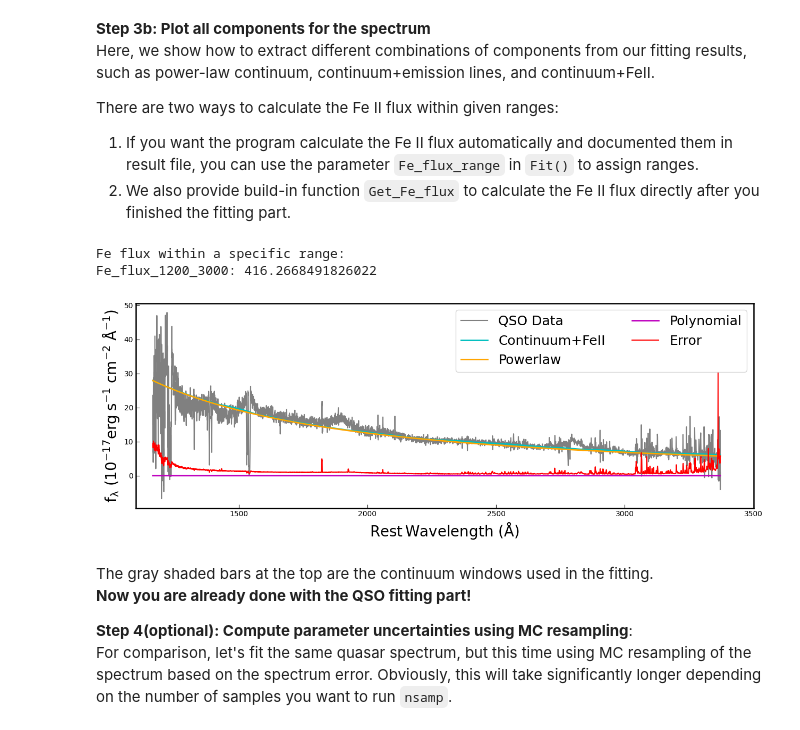
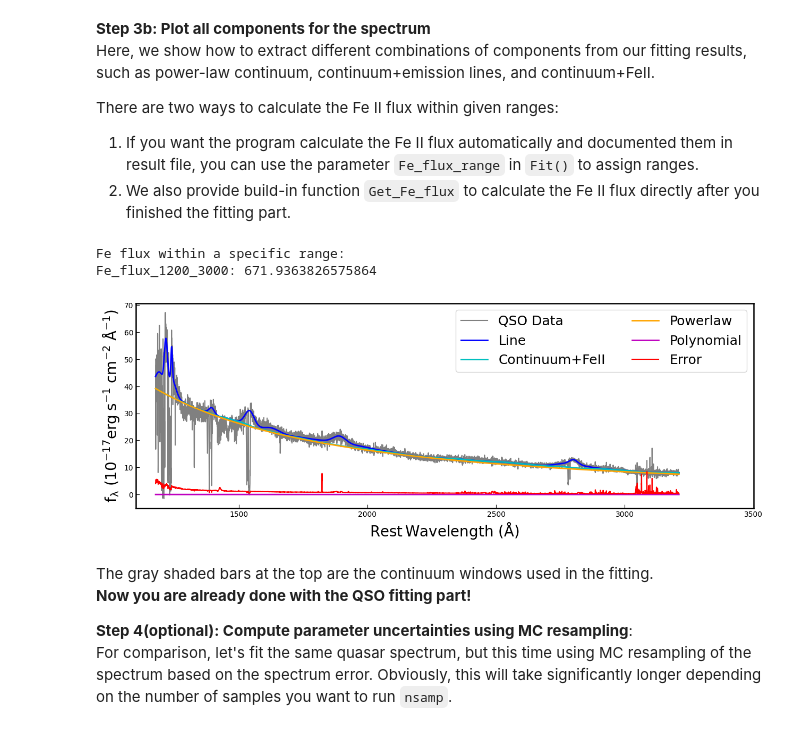
Before and after one commit to HallAstroResearch/PyQSOFit, a Jupyter notebook: j0242/example0242.ipynb, the cells around one changed output. Saved outputs shown, nothing was run; the diff lists cells and outputs as text; code cells hidden in the pictures.

```diff
--- a/j0242/example0242.ipynb
+++ b/j0242/example0242.ipynb
@@ -318,10 +319,10 @@ dataflag='fits'
 # data = fits.open(os.path.join(path_to_data, 'spec-7821-57279-0328.fits')); epoch = '6'; maskregions=np.array([[1440.,1480.]])
 # data = fits.open(os.path.join(path_to_data, 'spec-9381-57758-0079.fits')); epoch = '7'; maskregions=np.array([[1440.,1480.]]) # DR16 catalog
 # data = fits.open(os.path.join(path_to_data, 'spec-9381-58073-0079.fits')); epoch = '8'; maskregions=np.array([[1440.,1480.]])
-data = fits.open(os.path.join(path_to_data, 'spec-015015-59166-4401882076.fits')); epoch = '9'; maskregions=np.array([[1165.,1179.9],[1440.,1480.]])
+#data = fits.open(os.path.join(path_to_data, 'spec-015015-59166-4401882076.fits')); epoch = '9'; maskregions=np.array([[1165.,1179.9],[1440.,1480.]])
 #data = fits.open(os.path.join(path_to_data, 'spec-015015-59169-4401882076.fits')); epoch = '10'; maskregions=np.array([[1165.,1187.2],[1440.,1480.]]) # DR19 catalog
-#data = fits.open(os.path.join(path_to_data, 'spec-015015-59192-4401882076.fits')); epoch = '11'; maskregions=np.array([[1165.,1183.6],[1440.,1480.]])
-# data = fits.open(os.path.join(path_to_data, 'spec-015015-59222-4401882076.fits')); epoch = '12'; maskregions=np.array([[1165.,1183.3],[1440.,1480.],[1528.,1545.]])
+data = fits.open(os.path.join(path_to_data, 'spec-015015-59192-4401882076.fits')); epoch = '11'; maskregions=np.array([[1165.,1183.6],[1440.,1480.]])
+#***data = fits.open(os.path.join(path_to_data, 'spec-015015-59222-4401882076.fits')); epoch = '12'; maskregions=np.array([[1165.,1183.3],[1440.,1480.],[1528.,1545.]])
 #data = fits.open(os.path.join(path_to_data, 'spec-allepoch_apo-59222-63050395066106946.fits')); epoch = 'A'; maskregions=np.array([[1440.,1480.]])
 #dataflag='csv' # UNCOMMENT TO LOAD CSV data for epoch 13 (DESI)
 
@@ -489,32 +490,32 @@ There are two ways to calculate the Fe II flux within given ranges:
 # %%
 fig, ax = plt.subplots(figsize=(15, 5))
 
 # Plot the quasar rest frame spectrum after removed the host galaxy component
 ax.plot(q_mle.wave, q_mle.flux, 'grey', label='QSO Data')
 
 # To plot the whole model, we use Manygauss to show the line fitting results saved in gauss_result
 gauss_result = q_mle.gauss_result
-#ax.plot(q_mle.wave, q_mle.Manygauss(np.log(q_mle.wave), gauss_result) + q_mle.f_conti_model, 'b', label='Line', lw=2)
+ax.plot(q_mle.wave, q_mle.Manygauss(np.log(q_mle.wave), gauss_result) + q_mle.f_conti_model, 'b', label='Line', lw=2)
 ax.plot(q_mle.wave, q_mle.f_conti_model, 'c', lw=2, label='Continuum+FeII')
 ax.plot(q_mle.wave, q_mle.f_pl_model, 'orange', lw=2, label='Powerlaw')
 ax.plot(q_mle.wave, q_mle.f_poly_model, 'm', lw=2, label='Polynomial')
 #ax.plot(q_mle.wave, q_mle.PL_poly_BC, 'orange', lw=2, label='Continuum')
 #ax.plot(q_mle.wave, q_mle.host, 'k', lw=2, label='Host')
 ax.plot(q_mle.wave, q_mle.err, 'r', label='Error')
 plt.legend(ncols=2)
 
 ax.set_xlim(1100, 3500)
 ax.set_xlabel(r'$\rm Rest \, Wavelength$ ($\rm \AA$)', fontsize=20)
 ax.set_ylabel(r'$\rm f_{\lambda}$ ($\rm 10^{-17} erg\;s^{-1}\;cm^{-2}\;\AA^{-1}$)', fontsize=20)
 
 #print('optical Fe flux (10^(-17) erg/s/cm^2): ' + q_mcmc.conti_result[q_mcmc.conti_result_name=='Fe_flux_4435_4685'][0])
 
 Fe_flux_result, Fe_flux_type, Fe_flux_name = q_mle.Get_Fe_flux(np.array([1200, 3000]))
 print('Fe flux within a specific range: \n' + Fe_flux_name[0] + ': ' + str(Fe_flux_result[0]))
 # %% [output]
 Fe flux within a specific range:
-Fe_flux_1200_3000: 416.2668491826022
+Fe_flux_1200_3000: 671.9363826575864
-[figure, old version]
+[figure, new version]
 # %% [markdown]
 The gray shaded bars at the top are the continuum windows used in the fitting.<br>
 __Now you are already done with the QSO fitting part!__
```
Also changed, not shown: parts of 3 cells of this notebook, 1 other file.
